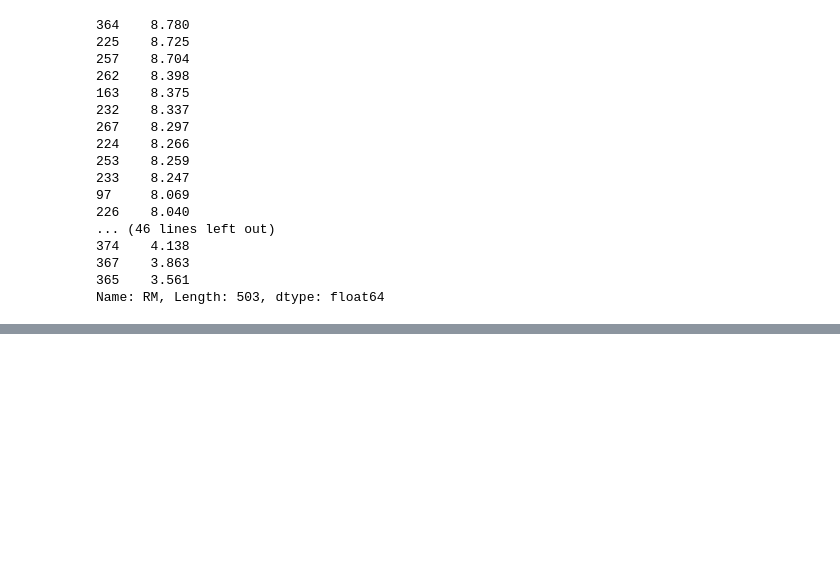
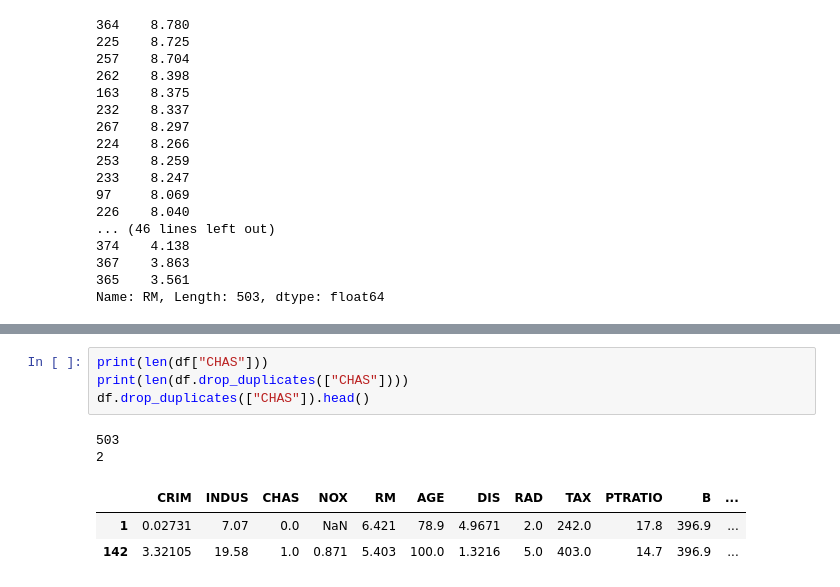
Before and after one commit to MasaruKanno/python, a Jupyter notebook: pandas/pandas_simple_table.ipynb, the cells around one changed output, grey strips where cells are left out. Saved outputs shown, nothing was run; the diff lists cells and outputs as text; blank space fills up the shorter version.

```diff
--- a/pandas/pandas_simple_table.ipynb
+++ b/pandas/pandas_simple_table.ipynb
@@ -378,0 +383,10 @@ Name: RM, Length: 503, dtype: float64
+# %%
+print(len(df["CHAS"]))
+print(len(df.drop_duplicates(["CHAS"])))
+df.drop_duplicates(["CHAS"]).head()
+# %% [output]
+503
+2
+|  | CRIM | INDUS | CHAS | NOX | RM | AGE | DIS | RAD | TAX | PTRATIO | B | ... |
+| 1 | 0.02731 | 7.07 | 0.0 | NaN | 6.421 | 78.9 | 4.9671 | 2.0 | 242.0 | 17.8 | 396.9 | ... |
+| 142 | 3.32105 | 19.58 | 1.0 | 0.871 | 5.403 | 100.0 | 1.3216 | 5.0 | 403.0 | 14.7 | 396.9 | ... |
```
Also changed, not shown: parts of 11 cells of this notebook, 1 other file.
